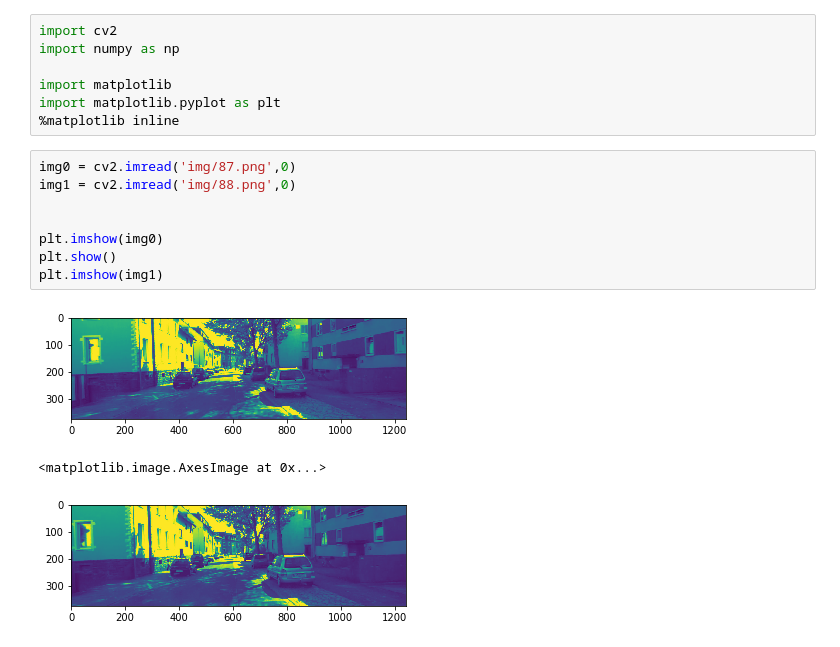
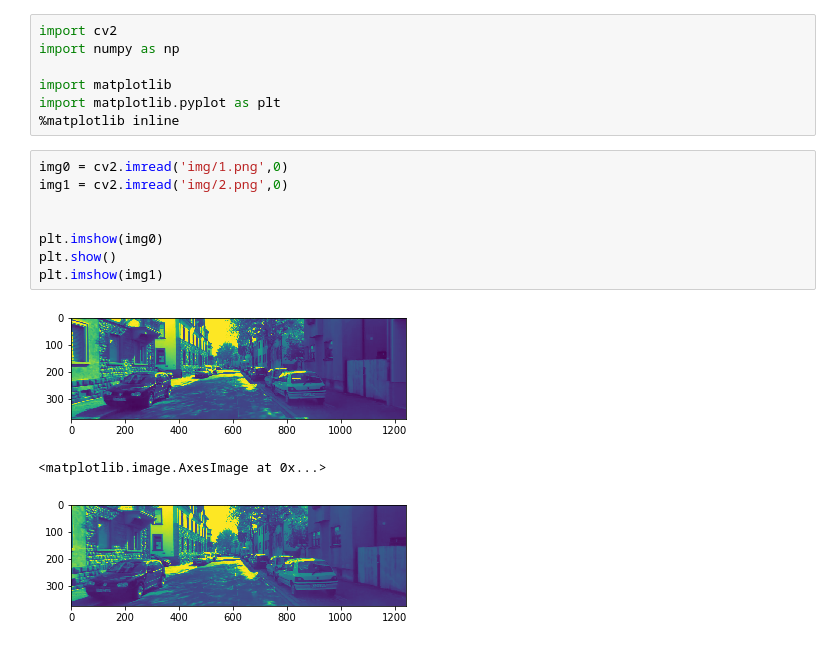
Before and after one commit to kemfic/fake-stereo, a Jupyter notebook: vis.ipynb, the cells around one changed output. Drawn from its saved outputs; the diff is of its cells as text.

```diff
--- a/vis.ipynb
+++ b/vis.ipynb
@@ -6,17 +6,17 @@ import matplotlib
 import matplotlib.pyplot as plt
 %matplotlib inline
 # %%
-img0 = cv2.imread('img/87.png',0)
-img1 = cv2.imread('img/88.png',0)
+img0 = cv2.imread('img/1.png',0)
+img1 = cv2.imread('img/2.png',0)
 
 
 plt.imshow(img0)
 plt.show()
 plt.imshow(img1)
 # %% [output]
-[figure, old version]
+[figure, new version]
 <matplotlib.image.AxesImage at 0x...>
-[figure, old version]
+[figure, new version]
 # %%
 # http://timosam.com/python_opencv_depthimage
 
```
Also changed, not shown: parts of 3 cells of this notebook, 3 other files.
